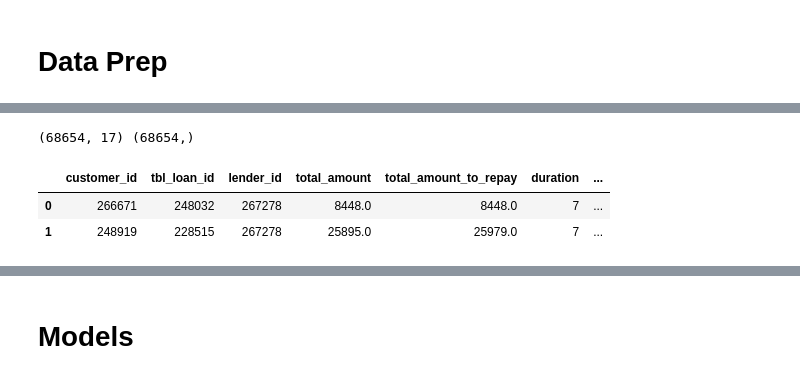
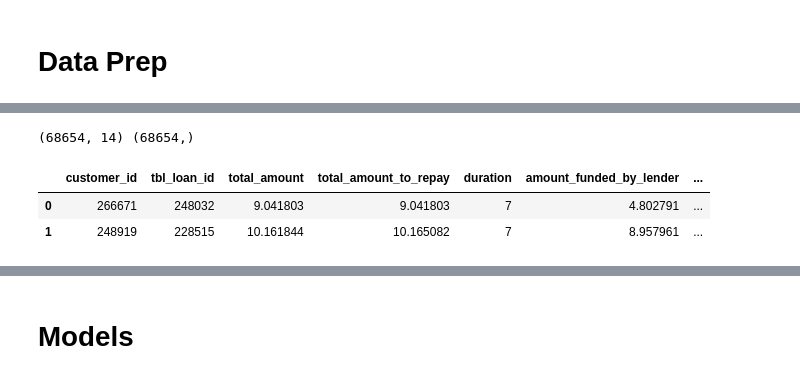
Before and after one commit to kibambe-0167/zindi-african-credit-score, a Jupyter notebook: app.ipynb, the cells around one changed output, grey strips where cells are left out. Drawn from its saved outputs; the diff is of its cells as text; code cells hidden in the pictures.

```diff
--- a/app.ipynb
+++ b/app.ipynb
@@ -105,3 +161,8 @@ df.head(2)
 # make columns and data to lower case
 df.columns = df.columns.str.lower()
 df = df.apply(lambda col: col.str.lower() if col.dtype == 'object' else col )
+# %%
+# test_df.dtypes - test data
+test_df.columns = test_df.columns.str.lower()
+test_df = test_df.apply(lambda col: col.str.lower() if col.dtype == 'object' else col )
+test_df.columns
@@ -153,5 +241,6 @@ LABEL_ENCODERS = dict()
 for column_name in df[['loan_type', 'new_versus_repeat']]:
   le = LabelEncoder()
   df[f"{column_name}_cat"] = le.fit_transform(df[column_name])
+  test_df[f"{column_name}_cat"] = le.fit_transform(test_df[column_name])
   LABEL_ENCODERS[column_name] = le
 # %%
@@ -165,0 +272,11 @@ df.head()
+# %%
+# outliers
+colName = 'disbursement_date_year'
+print("train data:",df[colName].min(), df[colName].mean(), df[colName].max())
+print("test data:", test_df[colName].min(),test_df[colName].mean(), test_df[colName].max())
+#
+# sns.scatterplot(x=range(len(df)), y='total_amount', data=df)
+# plt.show()
+plt.figure(figsize=(8, 2))
+sns.boxplot(data=df, x=colName)
+plt.show()
@@ -165,0 +287,13 @@ df.head()
+# %%
+# add 1 to handle zero values
+colNames = ['amount_funded_by_lender','total_amount','total_amount_to_repay', 'lender_portion_to_be_repaid']
+for colName in colNames:
+  df[colName] = np.log(df[colName] + 1)
+  #
+  test_df[colName] = np.log(test_df[colName] + 1)
+
+#
+for colName in colNames:
+  print(f"train data [{colName}]:".upper(),df[colName].min(), df[colName].mean(), df[colName].max())
+  print(f"test data [{colName}]:".upper(), test_df[colName].min(),test_df[colName].mean(), test_df[colName].max())
+  print()
@@ -191,13 +350,20 @@ df.head(2)
 # %%
-X = df.drop(columns=['target', 'loan_type', 'new_versus_repeat'])
+X = df.drop(columns=['target', 'loan_type', 'new_versus_repeat',
+                     'lender_id',
+                     'disbursement_date_year',
+                     'lender_portion_funded',
+                    #  'due_date_year',
+                    #  'due_date_day',
+                    #  'disbursement_date_day'
+                     ])
 Y = df['target']
 print(X.shape, Y.shape)
 X.head(2)
 # %% [output]
-(68654, 17) (68654,)
+(68654, 14) (68654,)
-|  | customer_id | tbl_loan_id | lender_id | total_amount | total_amount_to_repay | duration | ... |
-| 0 | 266671 | 248032 | 267278 | 8448.0 | 8448.0 | 7 | ... |
-| 1 | 248919 | 228515 | 267278 | 25895.0 | 25979.0 | 7 | ... |
+|  | customer_id | tbl_loan_id | total_amount | total_amount_to_repay | duration | amount_funded_by_lender | ... |
+| 0 | 266671 | 248032 | 9.041803 | 9.041803 | 7 | 4.802791 | ... |
+| 1 | 248919 | 228515 | 10.161844 | 10.165082 | 7 | 8.957961 | ... |
 # %%
 features_for_modelling = X.columns
 print(list(features_for_modelling.values).__len__())
```
Also changed, not shown: parts of 70 cells of this notebook, 7 other files.
